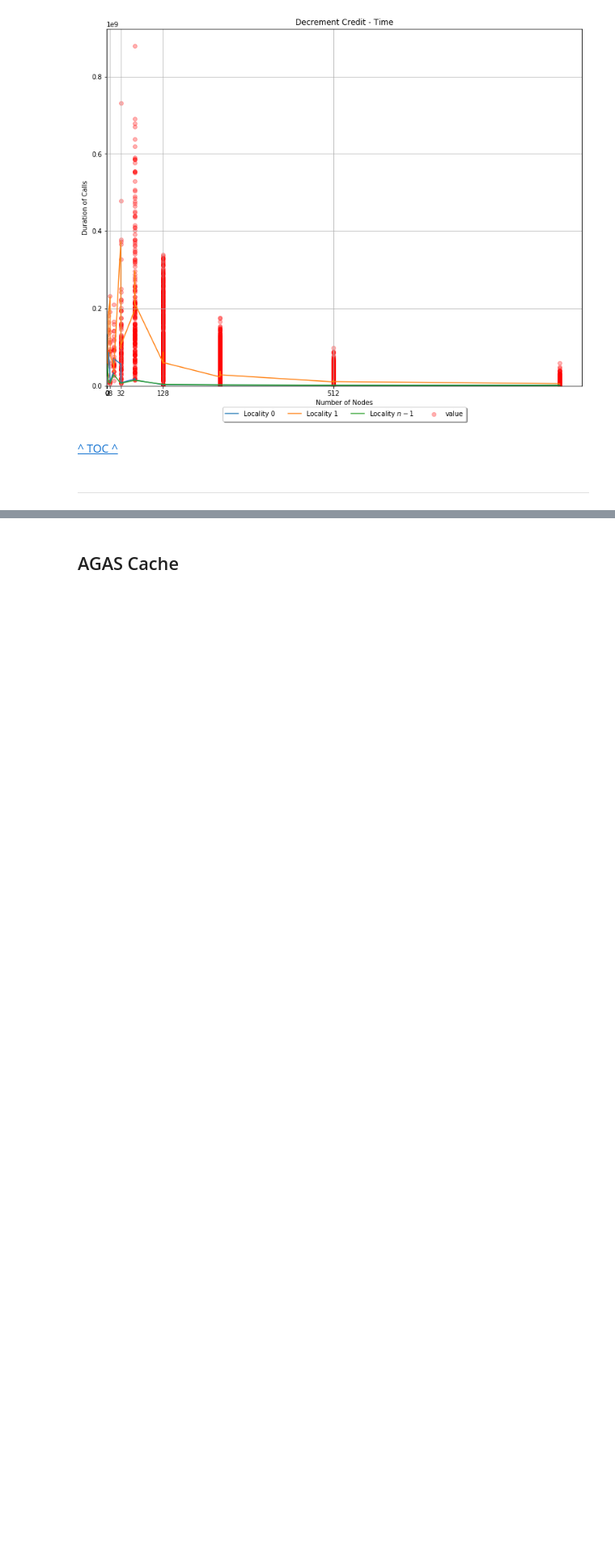
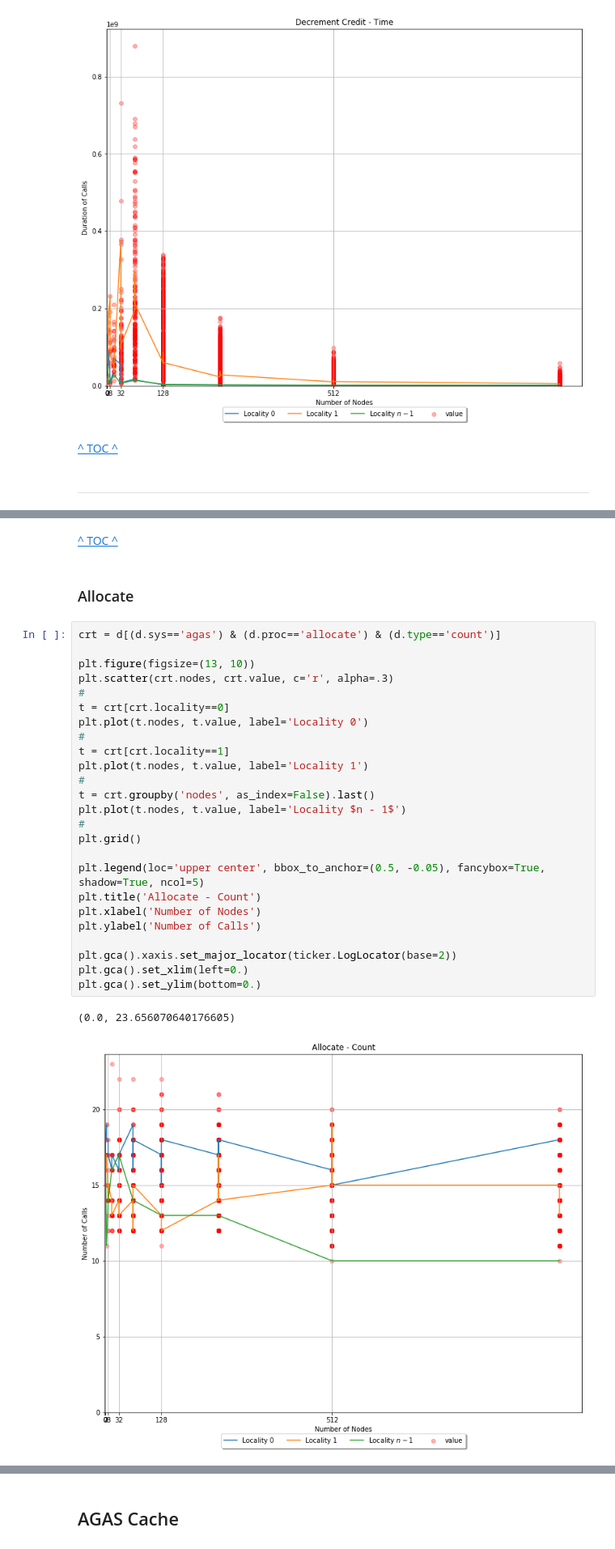
Before and after one commit to parsa/HPXCounterViz, a Jupyter notebook: daint-28mar19.ipynb, the cells around one changed output, grey strips where cells are left out. Shown at 81% size. Saved outputs shown, nothing was run; the diff lists cells and outputs as text; blank space fills up the shorter version.

```diff
--- a/daint-28mar19.ipynb
+++ b/daint-28mar19.ipynb
@@ -525,0 +526,32 @@ plt.gca().set_ylim(bottom=0.)
+# %% [markdown]
+[^ TOC ^](#Counters)
+# %% [markdown]
+### Allocate
+# %%
+crt = d[(d.sys=='agas') & (d.proc=='allocate') & (d.type=='count')]
+
+plt.figure(figsize=(13, 10))
+plt.scatter(crt.nodes, crt.value, c='r', alpha=.3)
+#
+t = crt[crt.locality==0]
+plt.plot(t.nodes, t.value, label='Locality 0')
+#
+t = crt[crt.locality==1]
+plt.plot(t.nodes, t.value, label='Locality 1')
+#
+t = crt.groupby('nodes', as_index=False).last()
+plt.plot(t.nodes, t.value, label='Locality $n - 1$')
+#
+plt.grid()
+
+plt.legend(loc='upper center', bbox_to_anchor=(0.5, -0.05), fancybox=True, shadow=True, ncol=5)
+plt.title('Allocate - Count')
+plt.xlabel('Number of Nodes')
+plt.ylabel('Number of Calls')
+
+plt.gca().xaxis.set_major_locator(ticker.LogLocator(base=2))
+plt.gca().set_xlim(left=0.)
+plt.gca().set_ylim(bottom=0.)
+# %% [output]
+(0.0, 23.656070640176605)
+[figure, added]
```
Also changed, not shown: parts of 135 cells of this notebook.
